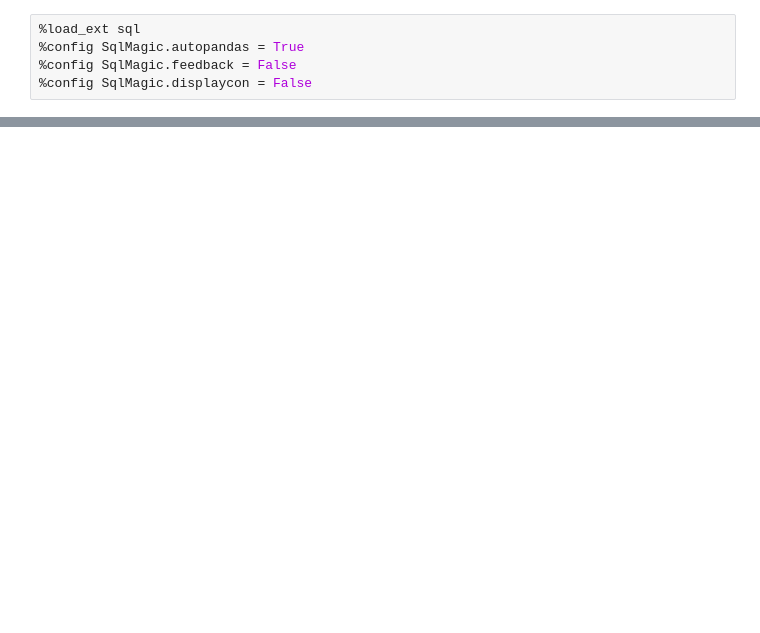
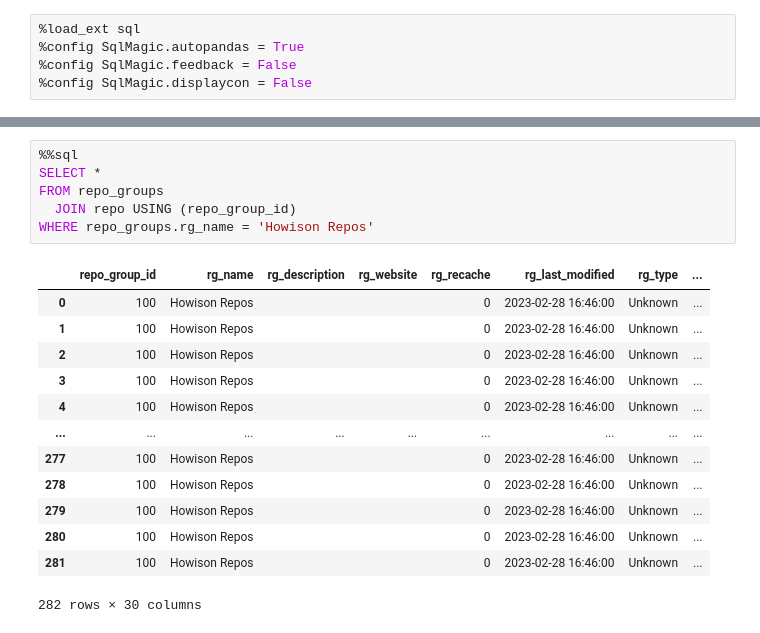
Before and after one commit to AchyDaMan/i320d_transition_augur, a Jupyter notebook: augur_connect.ipynb, the cells around one changed output, grey strips where cells are left out. Cells and saved outputs as stored; diff of their text form; blank space fills up the shorter version.

```diff
--- a/augur_connect.ipynb
+++ b/augur_connect.ipynb
@@ -36,0 +51,20 @@ ModuleNotFoundError: No module named 'pandas'
+# %%
+%%sql
+SELECT *
+FROM repo_groups
+  JOIN repo USING (repo_group_id)
+WHERE repo_groups.rg_name = 'Howison Repos'
+# %% [output]
+|  | repo_group_id | rg_name | rg_description | rg_website | rg_recache | rg_last_modified | rg_type | ... |
+| 0 | 100 | Howison Repos |  |  | 0 | 2023-02-28 16:46:00 | Unknown | ... |
+| 1 | 100 | Howison Repos |  |  | 0 | 2023-02-28 16:46:00 | Unknown | ... |
+| 2 | 100 | Howison Repos |  |  | 0 | 2023-02-28 16:46:00 | Unknown | ... |
+| 3 | 100 | Howison Repos |  |  | 0 | 2023-02-28 16:46:00 | Unknown | ... |
+| 4 | 100 | Howison Repos |  |  | 0 | 2023-02-28 16:46:00 | Unknown | ... |
+| ... | ... | ... | ... | ... | ... | ... | ... | ... |
+| 277 | 100 | Howison Repos |  |  | 0 | 2023-02-28 16:46:00 | Unknown | ... |
+| 278 | 100 | Howison Repos |  |  | 0 | 2023-02-28 16:46:00 | Unknown | ... |
+| 279 | 100 | Howison Repos |  |  | 0 | 2023-02-28 16:46:00 | Unknown | ... |
+| 280 | 100 | Howison Repos |  |  | 0 | 2023-02-28 16:46:00 | Unknown | ... |
+| 281 | 100 | Howison Repos |  |  | 0 | 2023-02-28 16:46:00 | Unknown | ... |
+282 rows × 30 columns
```
Also changed, not shown: parts of 11 cells of this notebook.
